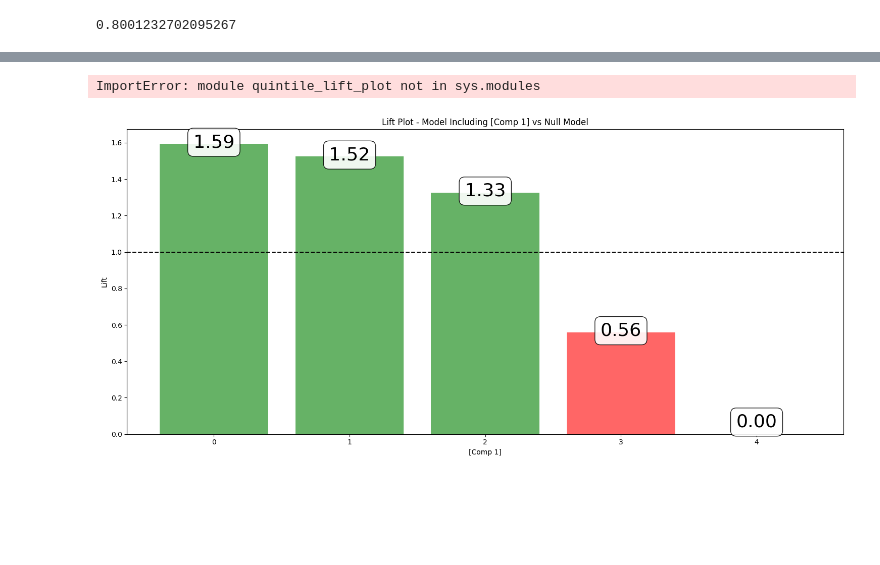
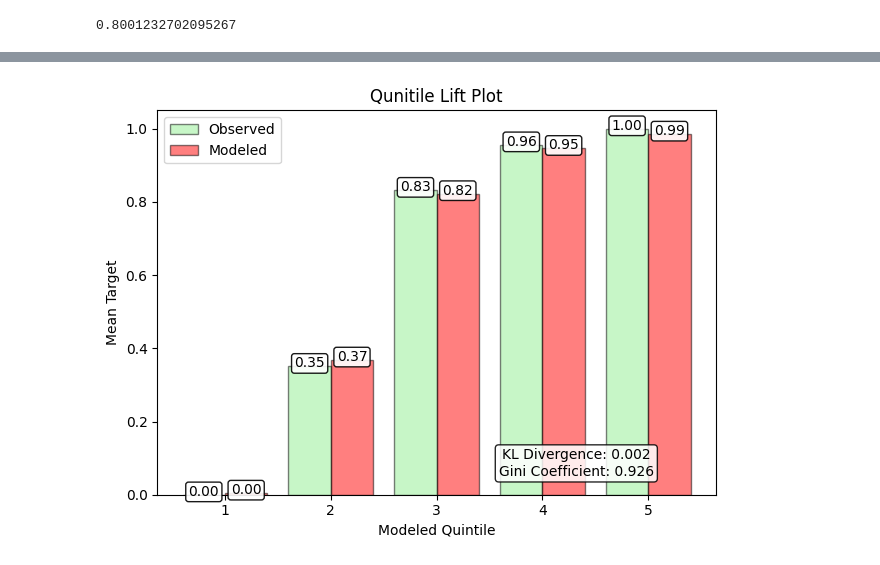
Before and after one commit to predictables/predictables, a Jupyter notebook: dev_univariate.ipynb, the cells around one changed output, grey strips where cells are left out. Drawn from its saved outputs; the diff is of its cells as text; code cells hidden in the pictures; blank space fills up the shorter version.

```diff
--- a/dev_univariate.ipynb
+++ b/dev_univariate.ipynb
@@ -178,28 +178,16 @@ m.X_train
 569 rows × 1 columns
 # %%
-from predictables.univariate.src.plots import quintile_lift_plot as qlp
-# from importlib import reload
-# reload(qlp)
+from predictables.univariate.src.plots._quintile_lift_plot import quintile_lift_plot
 
-
-ax = qlp.quintile_lift_plot(m.X_train.iloc[:, 0], m.y_train, m.yhat_train, backend="matplotlib")
+fig, ax = plt.subplots()
+ax = quintile_lift_plot(
+    m.X_train.iloc[:, 0], m.y_train, m.yhat_train, backend="matplotlib", ax=ax
+)
 plt.show()
 # %% [output]
-ImportError: module quintile_lift_plot not in sys.modules
+[figure, added]
 # %%
 feature = m.X_train.iloc[:, 0]
 target = m.y_train
 feature_name = "comp_1"
 target_name = "target"
-# %%
-from predictables.univariate.src.plots._categorical_lift_plot import (
-    categorical_lift_plot,
-)
-
-feature_quintiles = pd.qcut(feature, 5, labels=False).astype(str).astype("category")
-
-categorical_lift_plot(
-    feature_quintiles, target, feature_name, target_name, "matplotlib"
-);
-# %% [output]
-[figure, removed]
```
Also changed, not shown: parts of 11 cells of this notebook, 6 other files.
